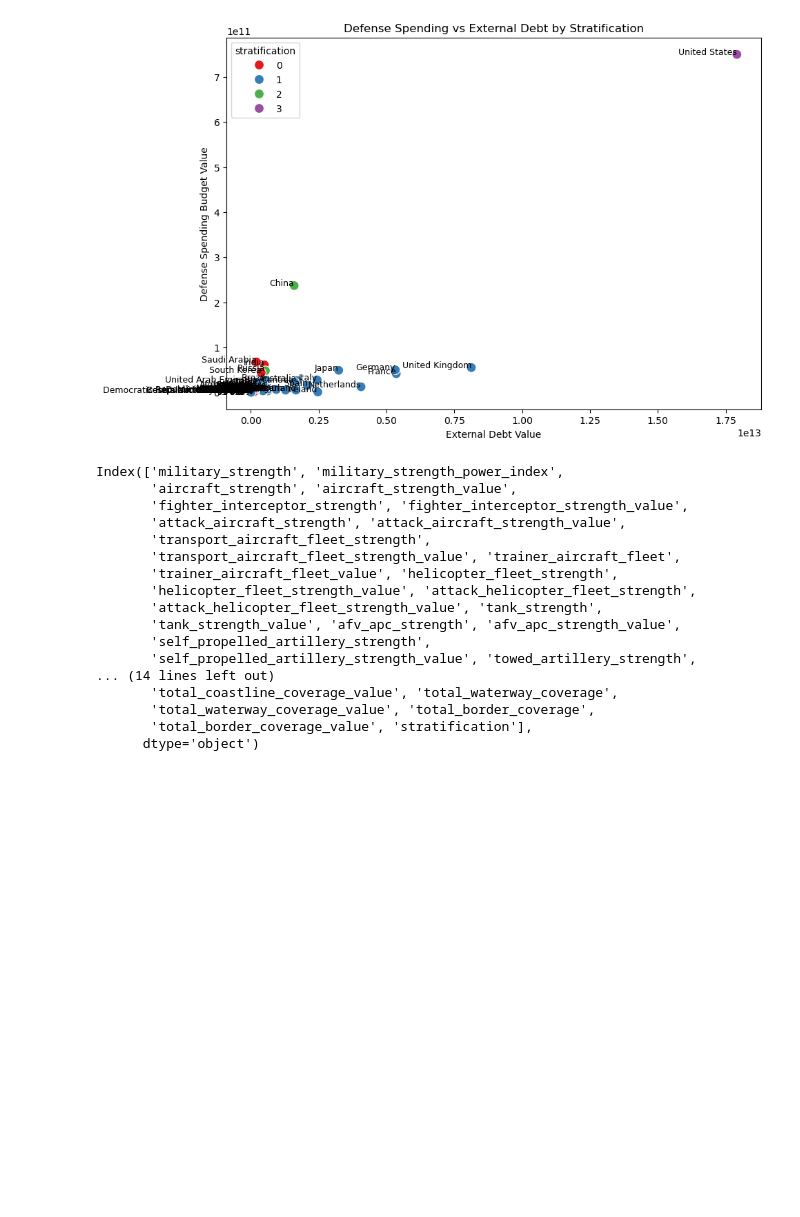
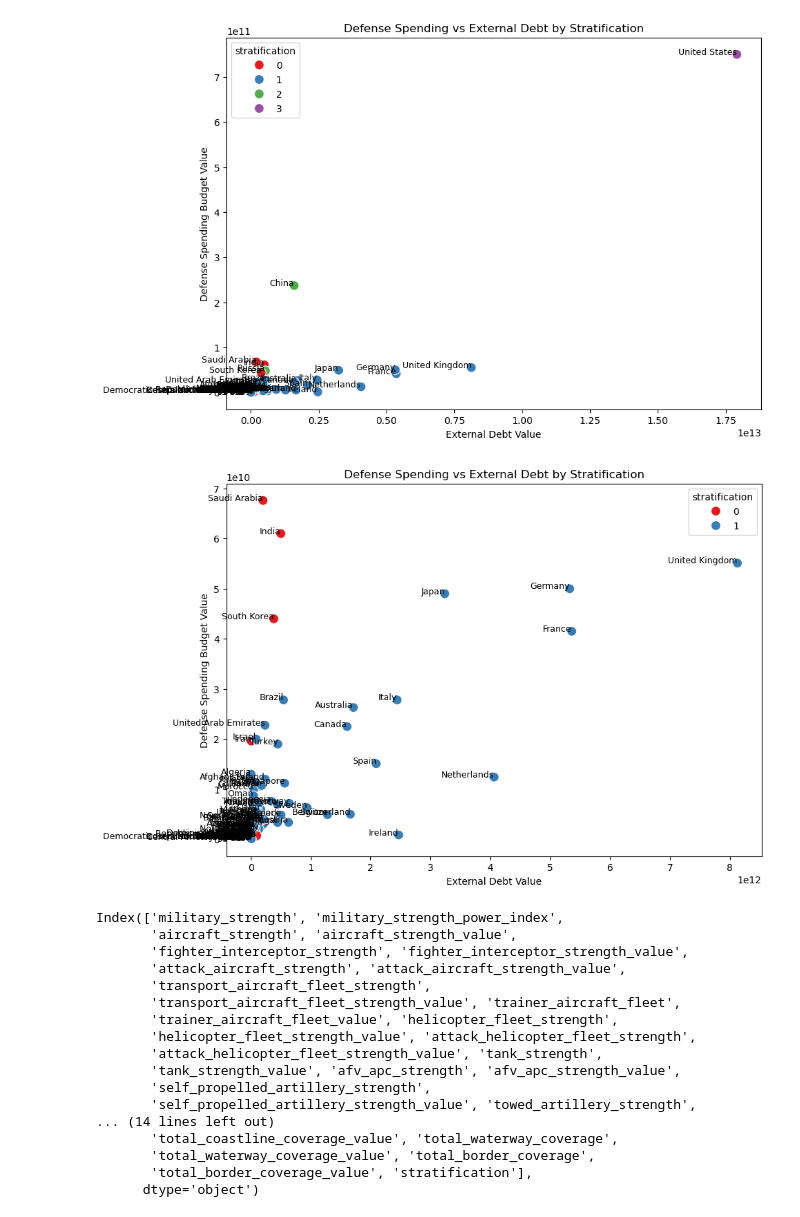
Before and after one commit to yuchild/magnimind_hw, a Jupyter notebook: world_military.ipynb, the cells around one changed output. Cells and saved outputs as stored; diff of their text form; code cells hidden in the pictures; blank space fills up the shorter version.

```diff
--- a/world_military.ipynb
+++ b/world_military.ipynb
@@ -233,6 +233,48 @@ plt.title('Defense Spending vs External Debt by Stratification')
 plt.show()
 # %% [output]
 [figure]
+# %%
+df_no_us_cn_ru = df[(df['military_strength'] != 'United States') &
+                 (df['military_strength'] != 'China') &
+                 (df['military_strength'] != 'Russia')
+                ].copy()
+
+# Ensure the data types are correct (in case they are still strings)
+df_no_us_cn_ru['defense_spending_budget_value'] = df_no_us_cn_ru['defense_spending_budget_value'].astype(float)
+df_no_us_cn_ru['external_debt_value'] = df_no_us_cn_ru['external_debt_value'].astype(float)
+
+# Set up the figure
+plt.figure(figsize=(10, 7))
+
+# Create the scatter plot using seaborn, with colors based on 'stratification'
+sns.scatterplot(
+    data=df_no_us_cn_ru,
+    x='external_debt_value',
+    y='defense_spending_budget_value',
+    hue='stratification',
+    palette='Set1',
+    s=100  # Size of points
+)
+
+# Add text labels from the 'defense_spending_budget' column
+for i in range(df_no_us_cn_ru.shape[0]):
+    plt.text(
+        df_no_us_cn_ru['external_debt_value'].iloc[i],
+        df_no_us_cn_ru['defense_spending_budget_value'].iloc[i],
+        df_no_us_cn_ru['defense_spending_budget'].iloc[i],
+        fontsize=9,
+        ha='right'  # Align text to the right
+    )
+
+# Customize the axes labels and title
+plt.xlabel('External Debt Value')
+plt.ylabel('Defense Spending Budget Value')
+plt.title('Defense Spending vs External Debt by Stratification')
+
+# Show the plot
+plt.show()
+# %% [output]
+[figure, added]
 # %%
 df.columns
 # %% [output]
```
Also changed, not shown: parts of 1 cell of this notebook, 1 other file.
